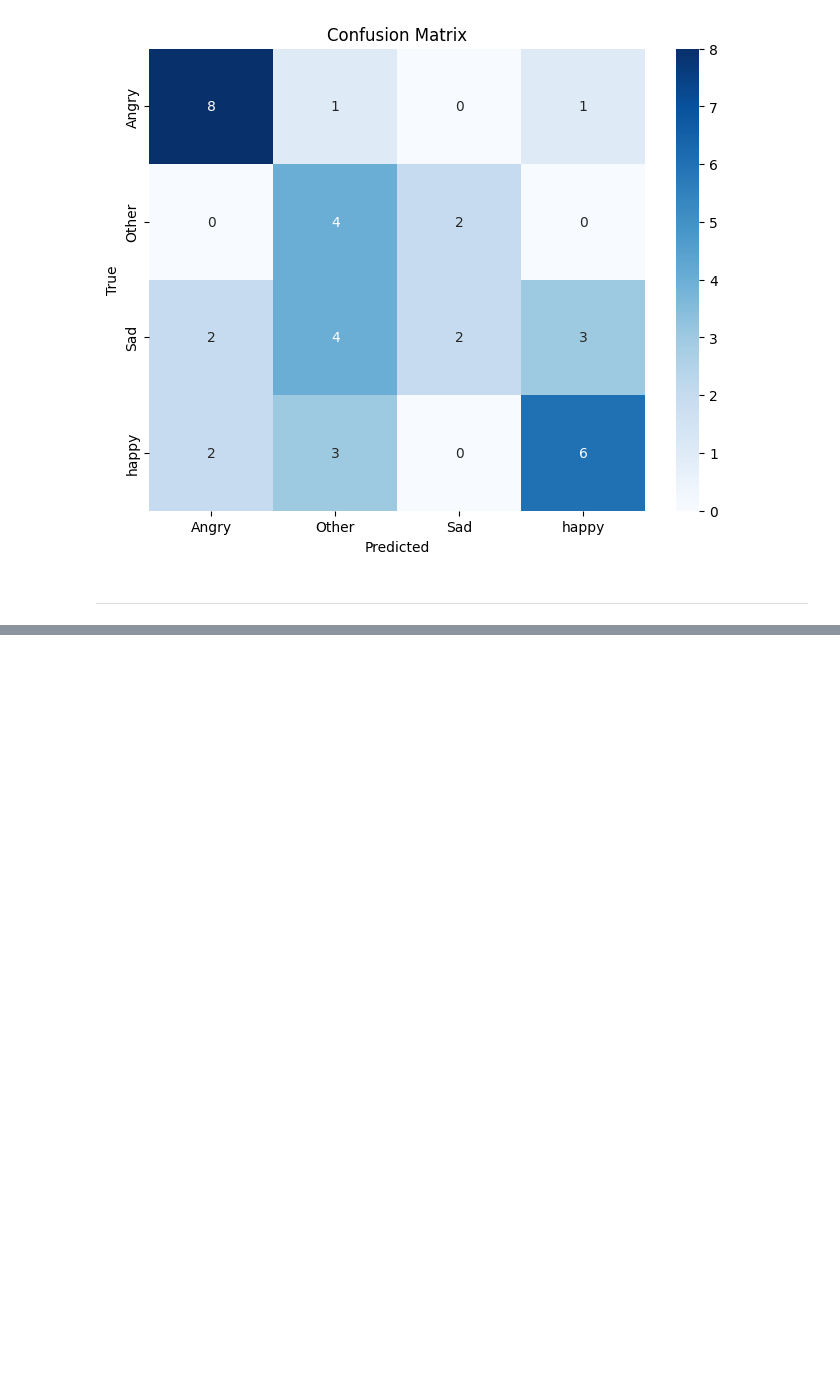
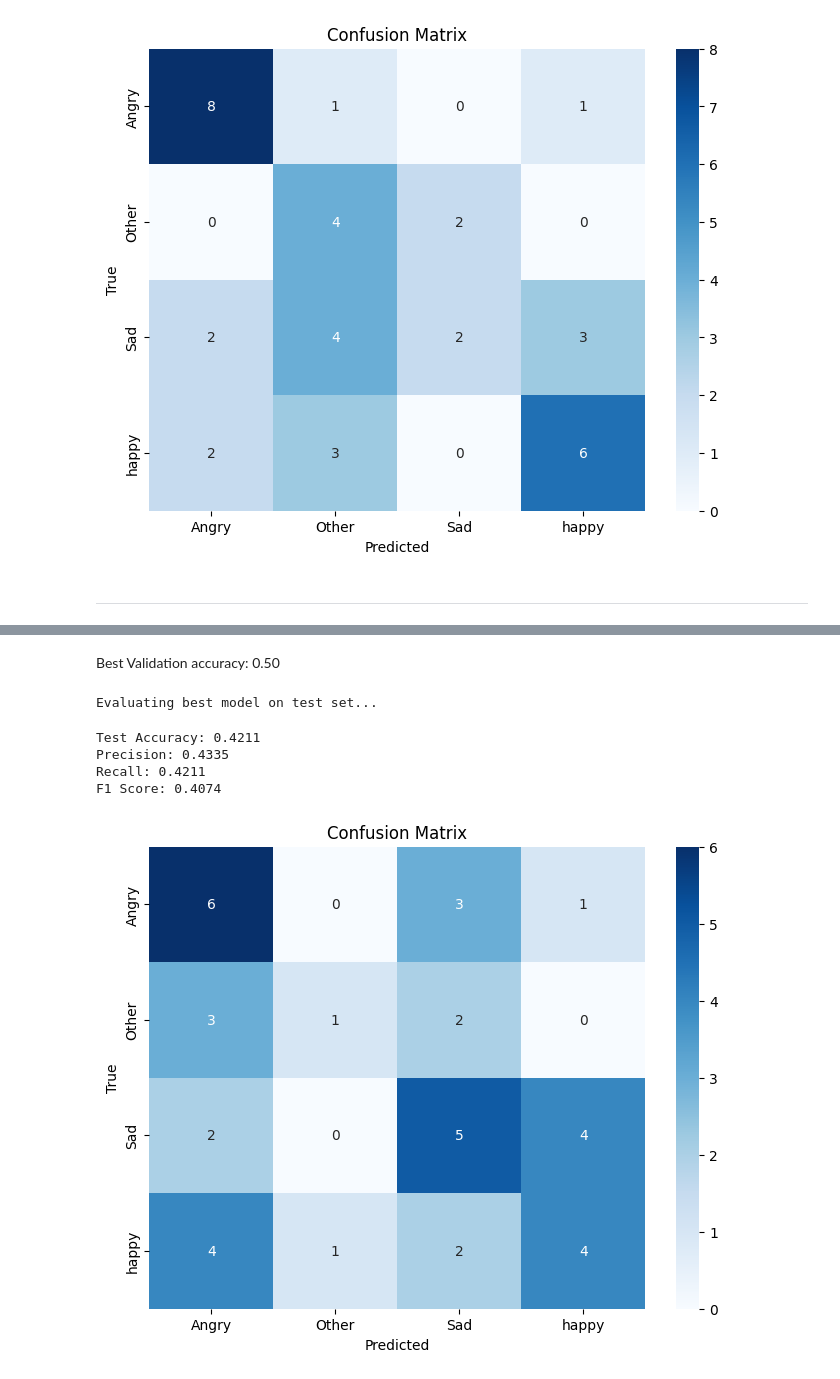
Before and after one commit to tasneemyo/Computer-Vision-Labs, a Jupyter notebook: Assignment04/densenet_pet_classification.ipynb, the cells around one changed output, grey strips where cells are left out. Cells and saved outputs as stored; diff of their text form; code cells hidden in the pictures; blank space fills up the shorter version.

Commit message:
benchmarked with frozen layers

```diff
--- a/Assignment04/densenet_pet_classification.ipynb
+++ b/Assignment04/densenet_pet_classification.ipynb
@@ -765,0 +768,29 @@ F1 Score: 0.5042
+# %%
+model = models.inception_v3(weights='IMAGENET1K_V1')
+
+# auxiliary classifier modif
+num_ftrs_aux = model.AuxLogits.fc.in_features
+model.AuxLogits.fc = nn.Linear(num_ftrs_aux, num_classes)
+
+# main classifier modif
+num_ftrs_main = model.fc.in_features
+model.fc = nn.Linear(num_ftrs_main, num_classes)
+
+for param in model.parameters():
+    param.requires_grad = False
+
+#  unfreeze layers elclassification
+for param in model.AuxLogits.fc.parameters():
+    param.requires_grad = True
+for param in model.fc.parameters():
+    param.requires_grad = True
+
+model = model.to(device)
+
+# (only training classifier parameters)
+criterion = nn.CrossEntropyLoss()
+optimizer = optim.Adam(
+    filter(lambda p: p.requires_grad, model.parameters()), lr=0.001
+)
+# %%
+model = train_model(model, train_loader, valid_loader, criterion, optimizer, num_epochs=50)
@@ -765,0 +853,13 @@ F1 Score: 0.5042
+# %% [markdown]
+Best Validation accuracy: 0.50
+# %%
+print("\nEvaluating best model on test set...")
+model.load_state_dict(torch.load('best_inceptionv3.pth'))
+evaluate_model(model, test_loader)
+# %% [output]
+Evaluating best model on test set...
+Test Accuracy: 0.4211
+Precision: 0.4335
+Recall: 0.4211
+F1 Score: 0.4074
+[figure, added]
```
Also changed, not shown: parts of 4 cells of this notebook.
